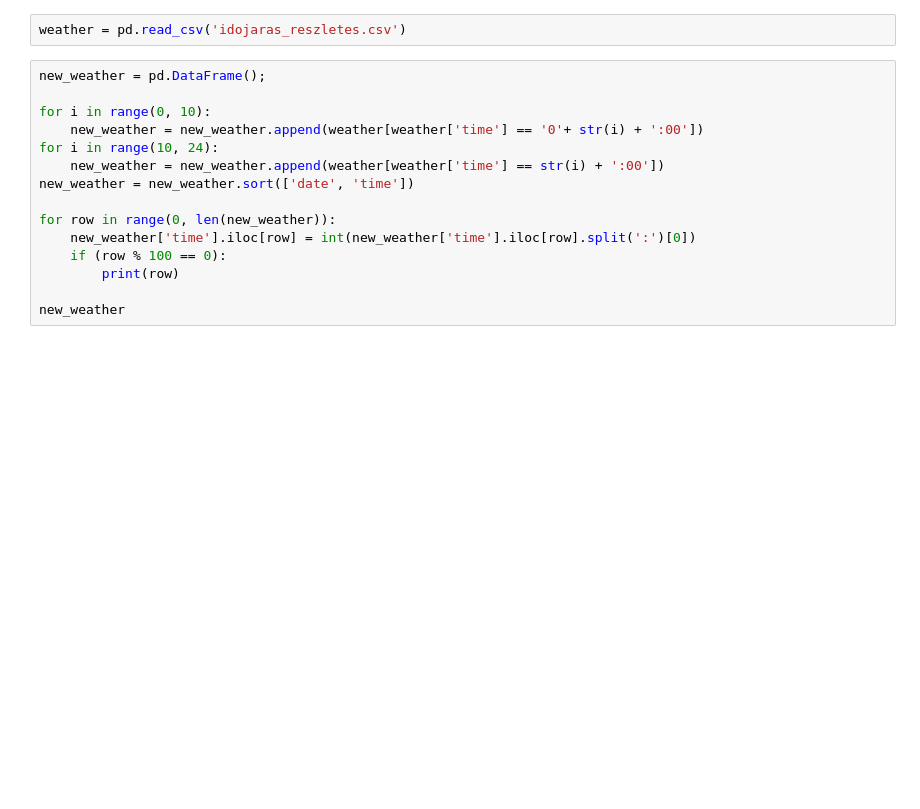
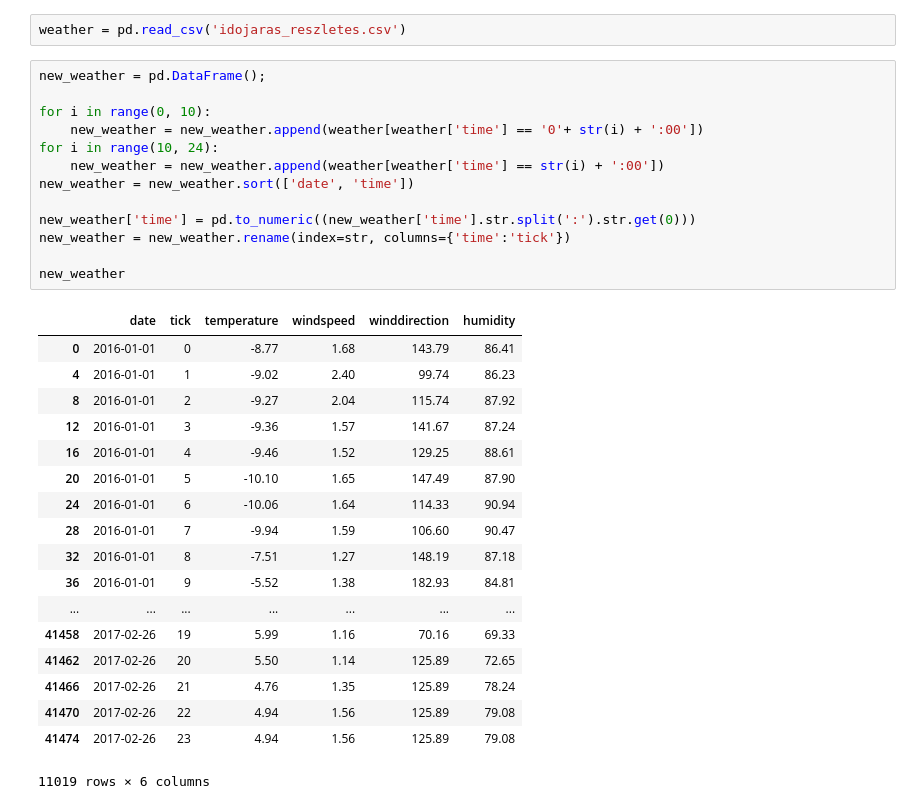
Before and after one commit to Universal95/DataMining_In_The_Energetics, a Jupyter notebook: DetailedWheater_preprocessing.ipynb, the cells around one changed output. Saved outputs shown, nothing was run; the diff lists cells and outputs as text; blank space fills up the shorter version.

```diff
--- a/DetailedWheater_preprocessing.ipynb
+++ b/DetailedWheater_preprocessing.ipynb
@@ -6,17 +6,34 @@ weather = pd.read_csv('idojaras_reszletes.csv')
 # %%
 new_weather = pd.DataFrame();
 
 for i in range(0, 10):
     new_weather = new_weather.append(weather[weather['time'] == '0'+ str(i) + ':00'])
 for i in range(10, 24):
     new_weather = new_weather.append(weather[weather['time'] == str(i) + ':00'])
 new_weather = new_weather.sort(['date', 'time'])
 
-for row in range(0, len(new_weather)):
-    new_weather['time'].iloc[row] = int(new_weather['time'].iloc[row].split(':')[0])
-    if (row % 100 == 0):
-        print(row)
+new_weather['time'] = pd.to_numeric((new_weather['time'].str.split(':').str.get(0)))
+new_weather = new_weather.rename(index=str, columns={'time':'tick'})
 
 new_weather
+# %% [output]
+|  | date | tick | temperature | windspeed | winddirection | humidity |
+| 0 | 2016-01-01 | 0 | -8.77 | 1.68 | 143.79 | 86.41 |
+| 4 | 2016-01-01 | 1 | -9.02 | 2.40 | 99.74 | 86.23 |
+| 8 | 2016-01-01 | 2 | -9.27 | 2.04 | 115.74 | 87.92 |
+| 12 | 2016-01-01 | 3 | -9.36 | 1.57 | 141.67 | 87.24 |
+| 16 | 2016-01-01 | 4 | -9.46 | 1.52 | 129.25 | 88.61 |
+| 20 | 2016-01-01 | 5 | -10.10 | 1.65 | 147.49 | 87.90 |
+| 24 | 2016-01-01 | 6 | -10.06 | 1.64 | 114.33 | 90.94 |
+| 28 | 2016-01-01 | 7 | -9.94 | 1.59 | 106.60 | 90.47 |
+| 32 | 2016-01-01 | 8 | -7.51 | 1.27 | 148.19 | 87.18 |
+| 36 | 2016-01-01 | 9 | -5.52 | 1.38 | 182.93 | 84.81 |
+| ... | ... | ... | ... | ... | ... | ... |
+| 41458 | 2017-02-26 | 19 | 5.99 | 1.16 | 70.16 | 69.33 |
+| 41462 | 2017-02-26 | 20 | 5.50 | 1.14 | 125.89 | 72.65 |
+| 41466 | 2017-02-26 | 21 | 4.76 | 1.35 | 125.89 | 78.24 |
+| 41470 | 2017-02-26 | 22 | 4.94 | 1.56 | 125.89 | 79.08 |
+| 41474 | 2017-02-26 | 23 | 4.94 | 1.56 | 125.89 | 79.08 |
+11019 rows × 6 columns
 # %%
 data = pd.read_csv('Data_Expansion.csv')
```
Also changed, not shown: parts of 2 cells of this notebook, 1 other file.
